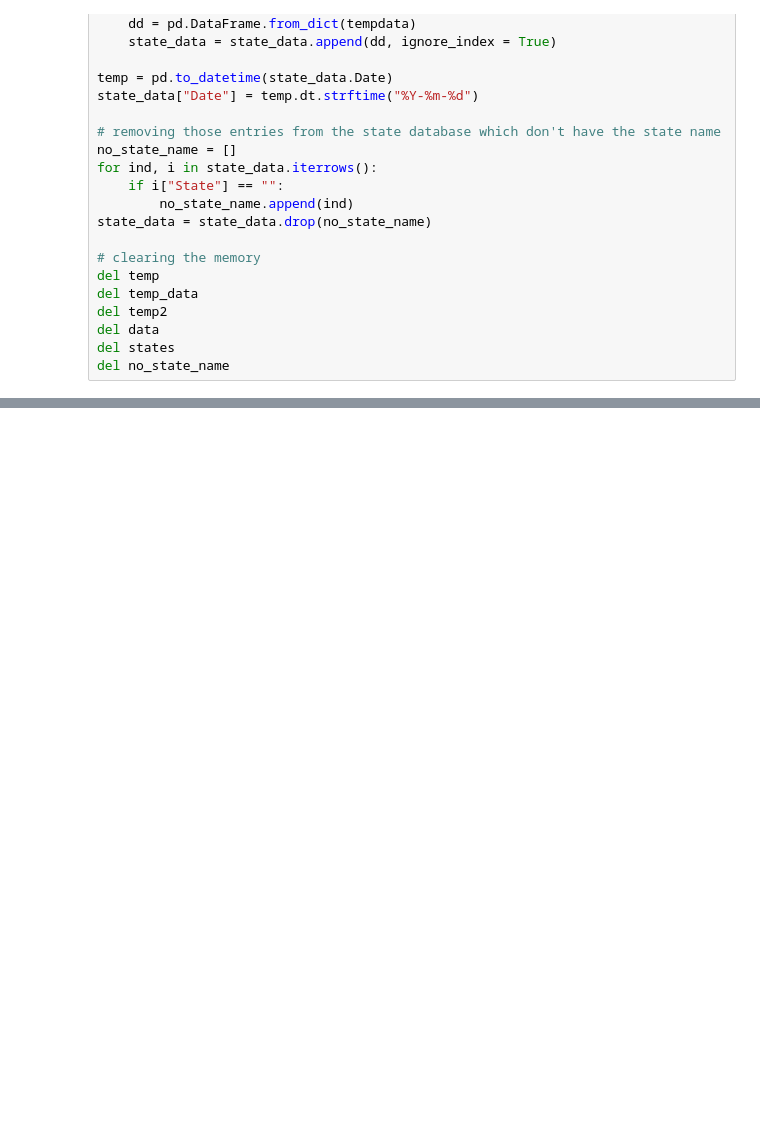
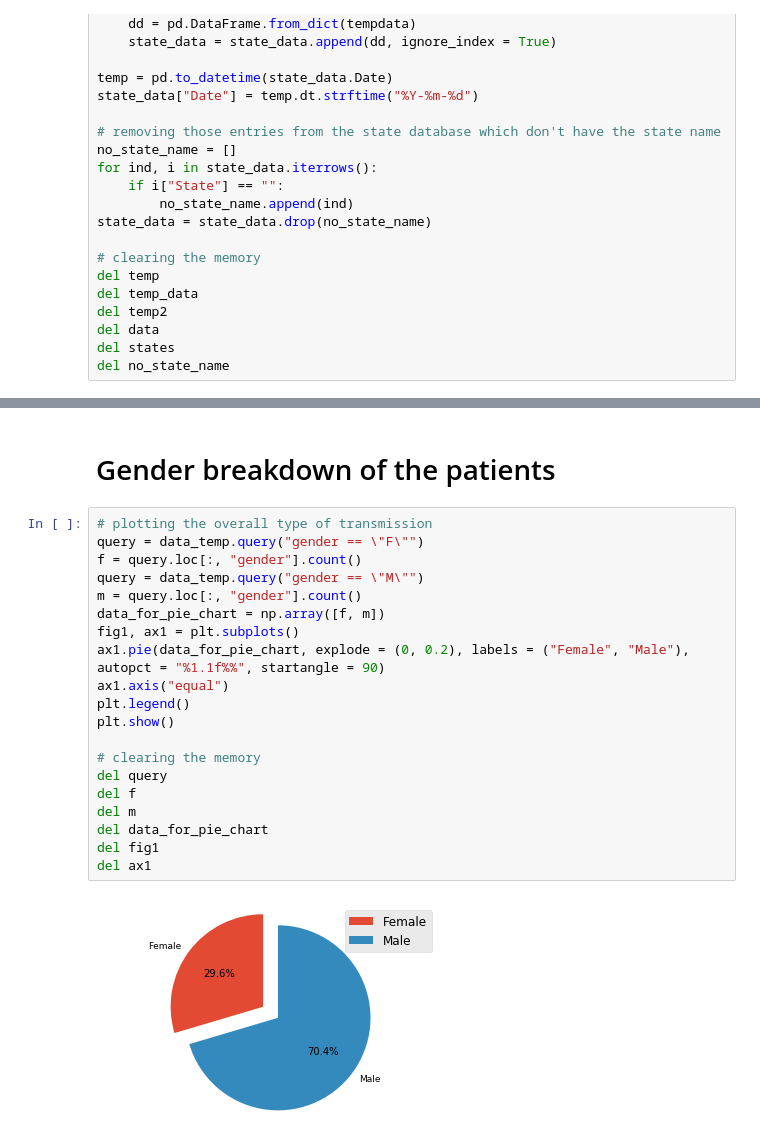
Before and after one commit to vaibhav-k/Coronavirus-DIsease-in-India, a Jupyter notebook: Corona virus India state and district level data analysis from the API.ipynb, the cells around one changed output, grey strips where cells are left out. Cells and saved outputs as stored; diff of their text form; blank space fills up the shorter version.

```diff
--- a/Corona virus India state and district level data analysis from the API.ipynb
+++ b/Corona virus India state and district level data analysis from the API.ipynb
@@ -419,0 +429,24 @@ No handles with labels found to put in legend.
+# %% [markdown]
+# Gender breakdown of the patients
+# %%
+# plotting the overall type of transmission
+query = data_temp.query("gender == \"F\"")
+f = query.loc[:, "gender"].count()
+query = data_temp.query("gender == \"M\"")
+m = query.loc[:, "gender"].count()
+data_for_pie_chart = np.array([f, m])
+fig1, ax1 = plt.subplots()
+ax1.pie(data_for_pie_chart, explode = (0, 0.2), labels = ("Female", "Male"), autopct = "%1.1f%%", startangle = 90)
+ax1.axis("equal")
+plt.legend()
+plt.show()
+
+# clearing the memory
+del query
+del f
+del m
+del data_for_pie_chart
+del fig1
+del ax1
+# %% [output]
+[figure, added]
```
Also changed, not shown: parts of 17 cells of this notebook.
